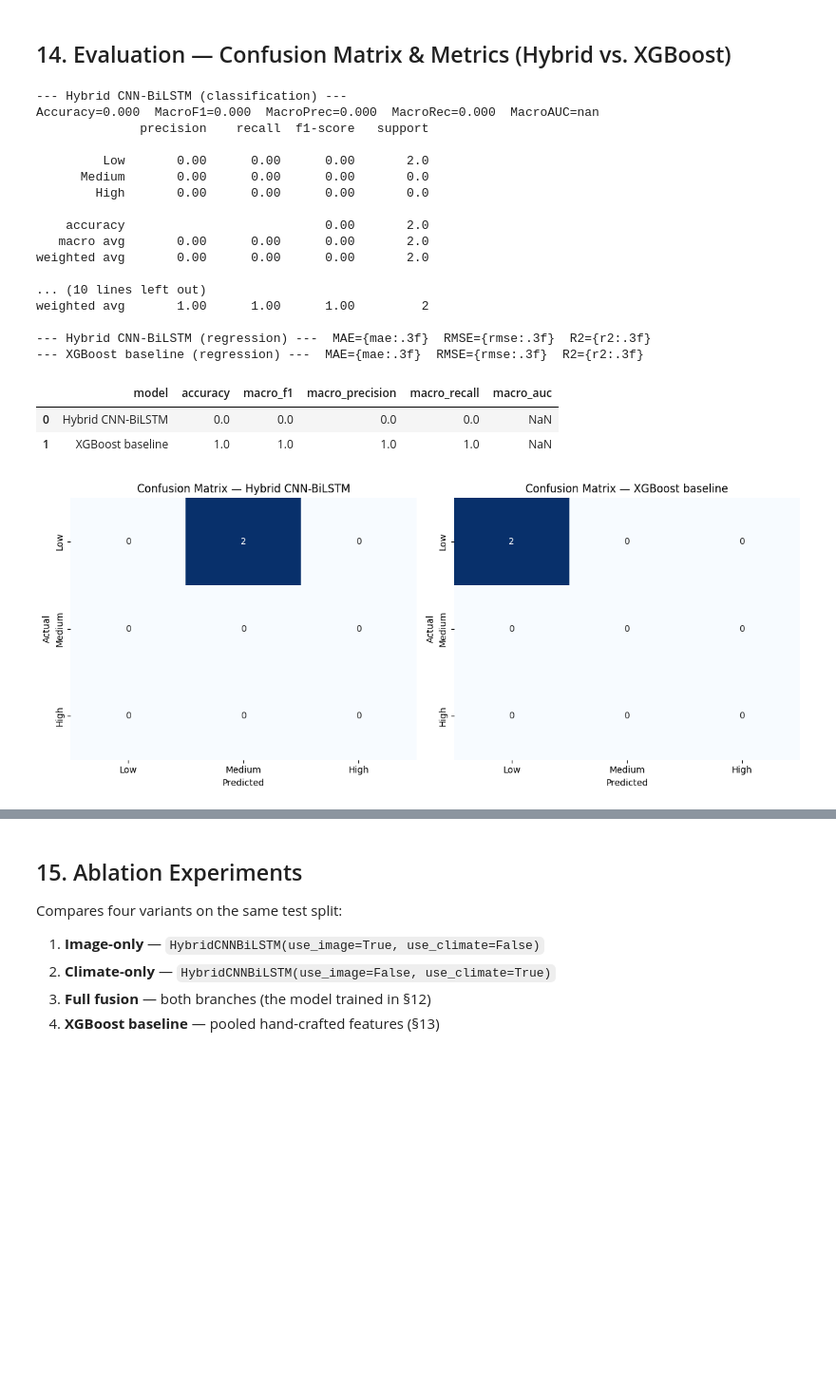
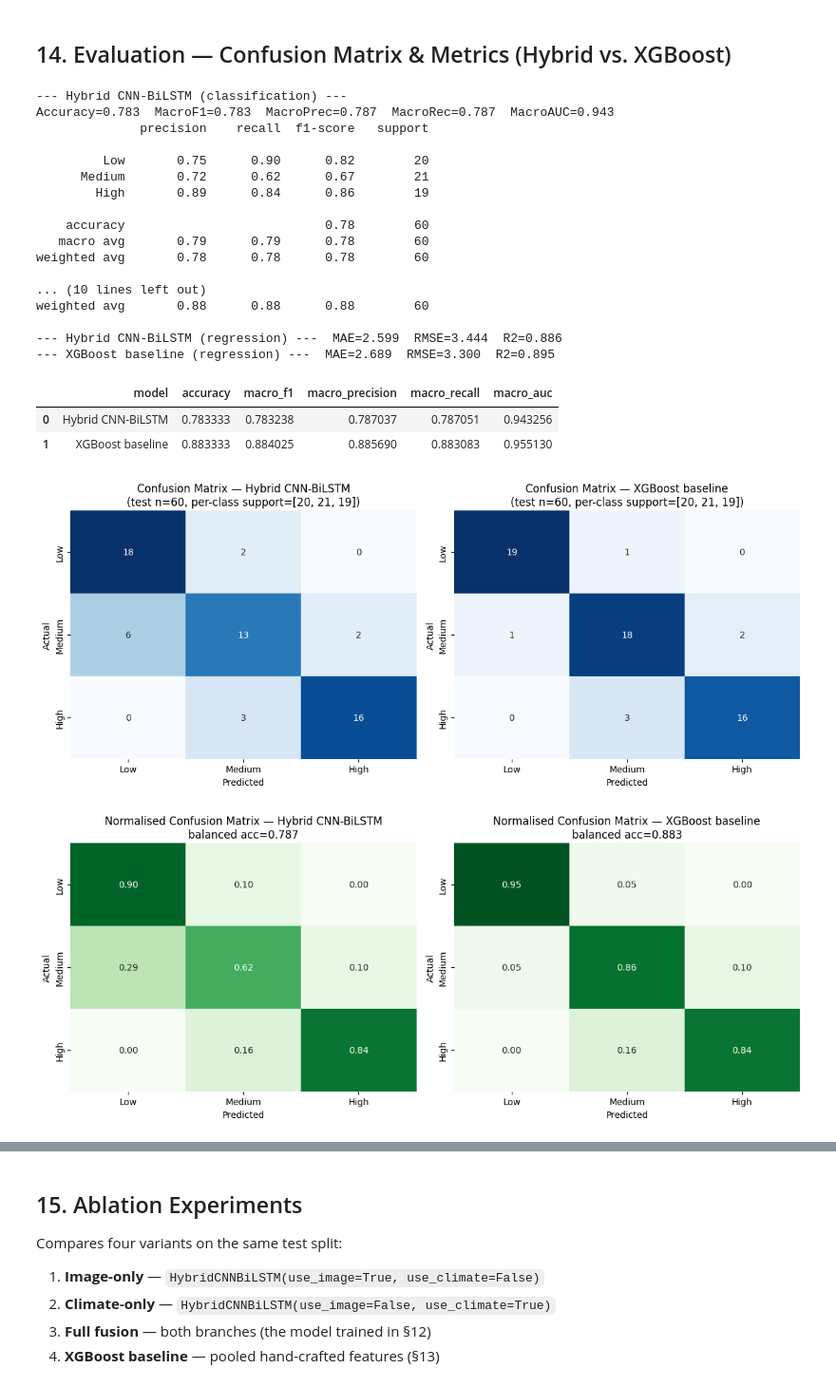
Before and after one commit to Jinal55/Hybrid-Deep-Learning-Framework-for-Climate-Change-Impact-Assessment-on-Agricultural-Crop-, a Jupyter notebook: CropNet_Hybrid_CNN_BiLSTM_XGBoost_sem_3_rp_project.ipynb, the cells around one changed output, grey strips where cells are left out. Shown at 95% size. Saved outputs shown, nothing was run; the diff lists cells and outputs as text; code cells hidden in the pictures; blank space fills up the shorter version.

```diff
--- a/CropNet_Hybrid_CNN_BiLSTM_XGBoost_sem_3_rp_project.ipynb
+++ b/CropNet_Hybrid_CNN_BiLSTM_XGBoost_sem_3_rp_project.ipynb
@@ -370,7 +487,7 @@ class CropNetDataset(Dataset):
         images  = torch.from_numpy(s["images"])              # (T_IMG, 3, H, W)
         climate = torch.from_numpy(s["climate_scaled"])       # (T_CLIM, 9)
         y_class = torch.tensor(s["yield_class"], dtype=torch.long)
-        y_val   = torch.tensor(s["yield"], dtype=torch.float32)
+        y_val   = torch.tensor((s["yield"] - y_mean) / y_std, dtype=torch.float32)   # standardised target
         return images, climate, y_class, y_val
 
 train_ds = CropNetDataset(train_samples)
@@ -506,7 +623,7 @@ def train_model(model, train_loader, val_loader, cfg, tag="hybrid"):
     model = model.to(DEVICE)
     opt = torch.optim.AdamW(model.parameters(), lr=cfg.LR, weight_decay=cfg.WEIGHT_DECAY)
     sched = torch.optim.lr_scheduler.ReduceLROnPlateau(opt, mode="min", factor=0.5, patience=3)
-    ce = nn.CrossEntropyLoss()
+    ce = nn.CrossEntropyLoss(weight=class_weights.to(DEVICE) if cfg.USE_CLASS_WEIGHTS else None)
     mse = nn.MSELoss()
 
     history = {"train_loss": [], "val_loss": [], "val_acc": []}
@@ -650,8 +767,9 @@ def predict_hybrid(model, loader):
         all_yhat.append(y_hat.cpu().numpy())
         all_ycls.append(y_class.numpy())
         all_yval.append(y_val.numpy())
-    return (np.concatenate(all_logits), np.concatenate(all_yhat),
-            np.concatenate(all_ycls), np.concatenate(all_yval))
+    yhat = np.concatenate(all_yhat) * y_std + y_mean      # back to bushels/acre
+    yval = np.concatenate(all_yval) * y_std + y_mean
+    return (np.concatenate(all_logits), yhat, np.concatenate(all_ycls), yval)
 
 hybrid_logits, hybrid_yhat, y_true_cls, y_true_val = predict_hybrid(hybrid_model, test_loader)
 hybrid_pred_cls = hybrid_logits.argmax(1)
@@ -680,7 +798,7 @@ def regression_report_dict(y_true, y_pred, tag):
     mae = mean_absolute_error(y_true, y_pred)
     rmse = math.sqrt(mean_squared_error(y_true, y_pred))
     r2 = r2_score(y_true, y_pred)
-    print(f"--- {tag} (regression) ---" + "  MAE={mae:.3f}  RMSE={rmse:.3f}  R2={r2:.3f}")
+    print(f"--- {tag} (regression) ---  MAE={mae:.3f}  RMSE={rmse:.3f}  R2={r2:.3f}")
     return {"model": tag, "MAE": mae, "RMSE": rmse, "R2": r2}
 
 results_cls = [
@@ -697,39 +815,50 @@ df_results_reg = pd.DataFrame(results_reg)
 df_results_cls
 # %% [output]
 --- Hybrid CNN-BiLSTM (classification) ---
-Accuracy=0.000  MacroF1=0.000  MacroPrec=0.000  MacroRec=0.000  MacroAUC=nan
+Accuracy=0.783  MacroF1=0.783  MacroPrec=0.787  MacroRec=0.787  MacroAUC=0.943
               precision    recall  f1-score   support
 
-         Low       0.00      0.00      0.00       2.0
-      Medium       0.00      0.00      0.00       0.0
-        High       0.00      0.00      0.00       0.0
+         Low       0.75      0.90      0.82        20
+      Medium       0.72      0.62      0.67        21
+        High       0.89      0.84      0.86        19
 
-    accuracy                           0.00       2.0
-   macro avg       0.00      0.00      0.00       2.0
-weighted avg       0.00      0.00      0.00       2.0
+    accuracy                           0.78        60
+   macro avg       0.79      0.79      0.78        60
+weighted avg       0.78      0.78      0.78        60
 
 ... (10 lines left out)
-weighted avg       1.00      1.00      1.00         2
+weighted avg       0.88      0.88      0.88        60
 
---- Hybrid CNN-BiLSTM (regression) ---  MAE={mae:.3f}  RMSE={rmse:.3f}  R2={r2:.3f}
---- XGBoost baseline (regression) ---  MAE={mae:.3f}  RMSE={rmse:.3f}  R2={r2:.3f}
+--- Hybrid CNN-BiLSTM (regression) ---  MAE=2.599  RMSE=3.444  R2=0.886
+--- XGBoost baseline (regression) ---  MAE=2.689  RMSE=3.300  R2=0.895
 |  | model | accuracy | macro_f1 | macro_precision | macro_recall | macro_auc |
-| 0 | Hybrid CNN-BiLSTM | 0.0 | 0.0 | 0.0 | 0.0 | NaN |
-| 1 | XGBoost baseline | 1.0 | 1.0 | 1.0 | 1.0 | NaN |
+| 0 | Hybrid CNN-BiLSTM | 0.783333 | 0.783238 | 0.787037 | 0.787051 | 0.943256 |
+| 1 | XGBoost baseline | 0.883333 | 0.884025 | 0.885690 | 0.883083 | 0.955130 |
 # %%
-# ---- Confusion matrices ----
+# ---- Confusion matrices (counts) ----
+pairs = [(y_true_cls, hybrid_pred_cls, "Hybrid CNN-BiLSTM"), (ycls_test, xgb_pred_cls, "XGBoost baseline")]
+labels_ = list(range(cfg.N_CLASSES))
 fig, axes = plt.subplots(1, 2, figsize=(12, 5))
-for ax, (y_t, y_p, title) in zip(
-    axes,
-    [(y_true_cls, hybrid_pred_cls, "Hybrid CNN-BiLSTM"), (ycls_test, xgb_pred_cls, "XGBoost baseline")]
-):
-    cm = confusion_matrix(y_t, y_p, labels=list(range(cfg.N_CLASSES)))
+for ax, (y_t, y_p, title) in zip(axes, pairs):
+    cm = confusion_matrix(y_t, y_p, labels=labels_)
     sns.heatmap(cm, annot=True, fmt="d", cmap="Blues", cbar=False,
                 xticklabels=cfg.CLASS_NAMES, yticklabels=cfg.CLASS_NAMES, ax=ax)
-    ax.set_xlabel("Predicted"); ax.set_ylabel("Actual"); ax.set_title(f"Confusion Matrix — {title}")
+    ax.set_xlabel("Predicted"); ax.set_ylabel("Actual")
+    ax.set_title(f"Confusion Matrix — {title}\n(test n={len(y_t)}, per-class support={np.bincount(y_t, minlength=cfg.N_CLASSES).tolist()})")
 plt.tight_layout(); plt.savefig("confusion_matrices.png", dpi=150); plt.show()
+
+# ---- Row-normalised (recall per class) — comparable even if class supports differ ----
+fig, axes = plt.subplots(1, 2, figsize=(12, 5))
+for ax, (y_t, y_p, title) in zip(axes, pairs):
+    cmn = confusion_matrix(y_t, y_p, labels=labels_, normalize="true")
+    sns.heatmap(cmn, annot=True, fmt=".2f", cmap="Greens", vmin=0, vmax=1, cbar=False,
+                xticklabels=cfg.CLASS_NAMES, yticklabels=cfg.CLASS_NAMES, ax=ax)
+    ax.set_xlabel("Predicted"); ax.set_ylabel("Actual")
+    ax.set_title(f"Normalised Confusion Matrix — {title}\nbalanced acc={balanced_accuracy_score(y_t, y_p):.3f}")
+plt.tight_layout(); plt.savefig("confusion_matrices_normalized.png", dpi=150); plt.show()
 # %% [output]
-[figure, old version]
+[figure, new version]
+[figure, added]
 # %%
 # ---- Regression: actual vs predicted scatter ----
 fig, axes = plt.subplots(1, 2, figsize=(12, 5))
```
Also changed, not shown: parts of 24 cells of this notebook.
